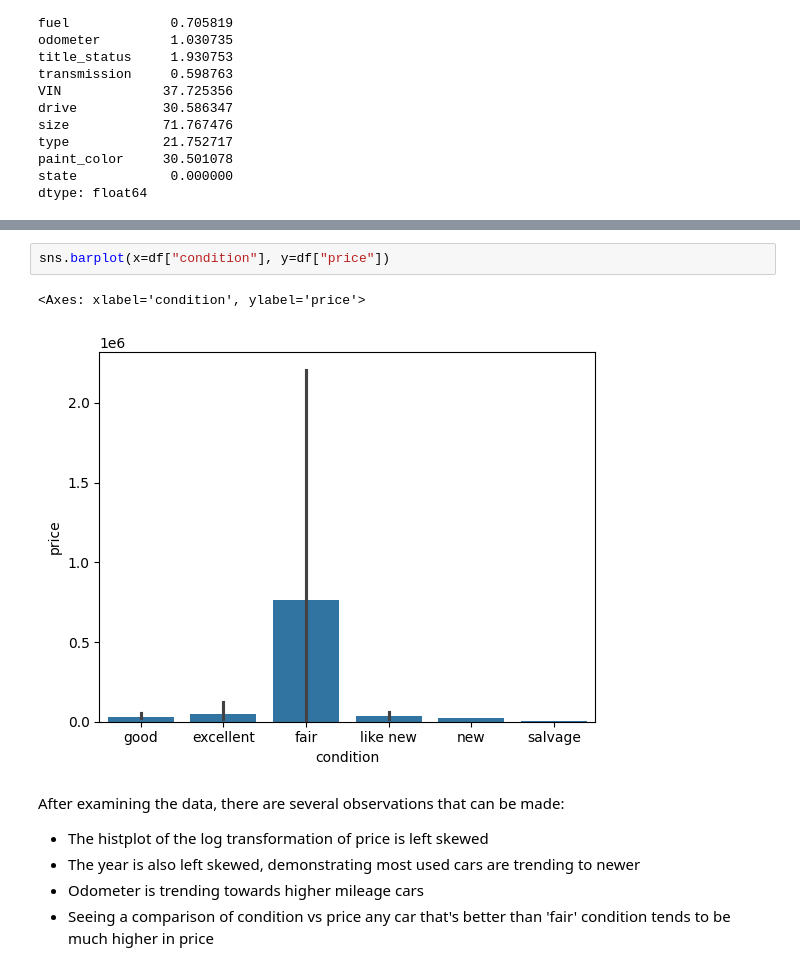
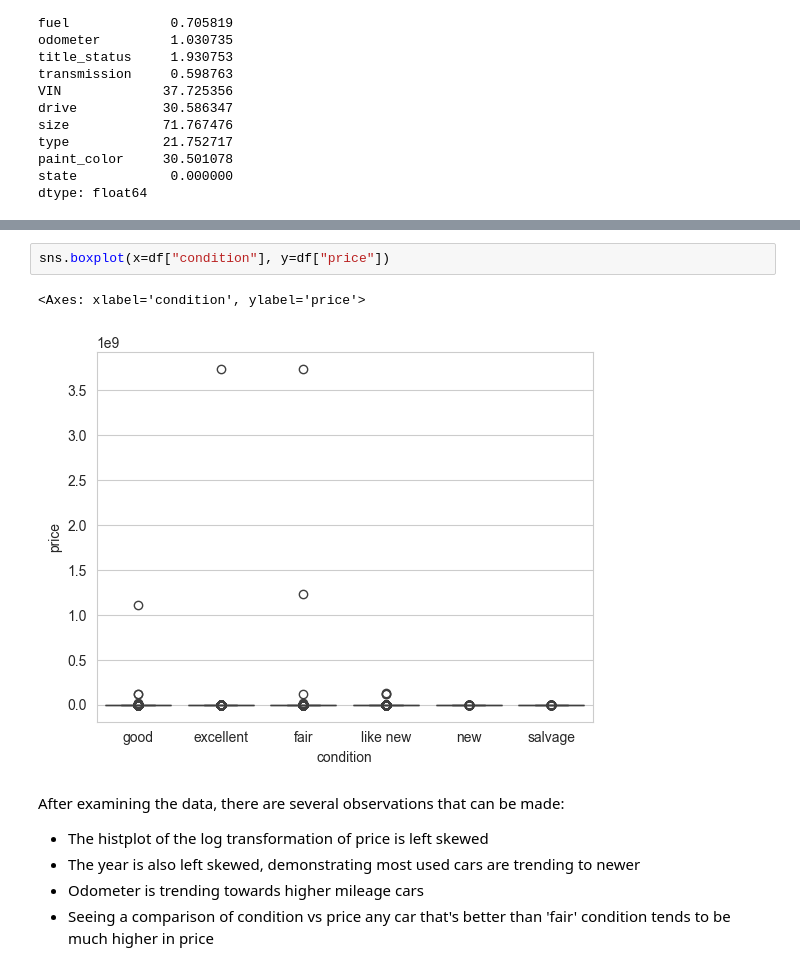
Before and after one commit to thechiangsta/UCB-Module-11-Assignment, a Jupyter notebook: car_price_analysis.ipynb, the cells around one changed output, grey strips where cells are left out. Cells and saved outputs as stored; diff of their text form.

```diff
--- a/car_price_analysis.ipynb
+++ b/car_price_analysis.ipynb
@@ -111,8 +115,8 @@ plt.show()
 # %%
-sns.barplot(x=df["condition"], y=df["price"])
+sns.boxplot(x=df["condition"], y=df["price"])
 # %% [output]
 <Axes: xlabel='condition', ylabel='price'>
-[figure, old version]
+[figure, new version]
 # %% [markdown]
 After examining the data, there are several observations that can be made:
 - The histplot of the log transformation of price is left skewed
```
Also changed, not shown: parts of 18 cells of this notebook, 36 other files.
